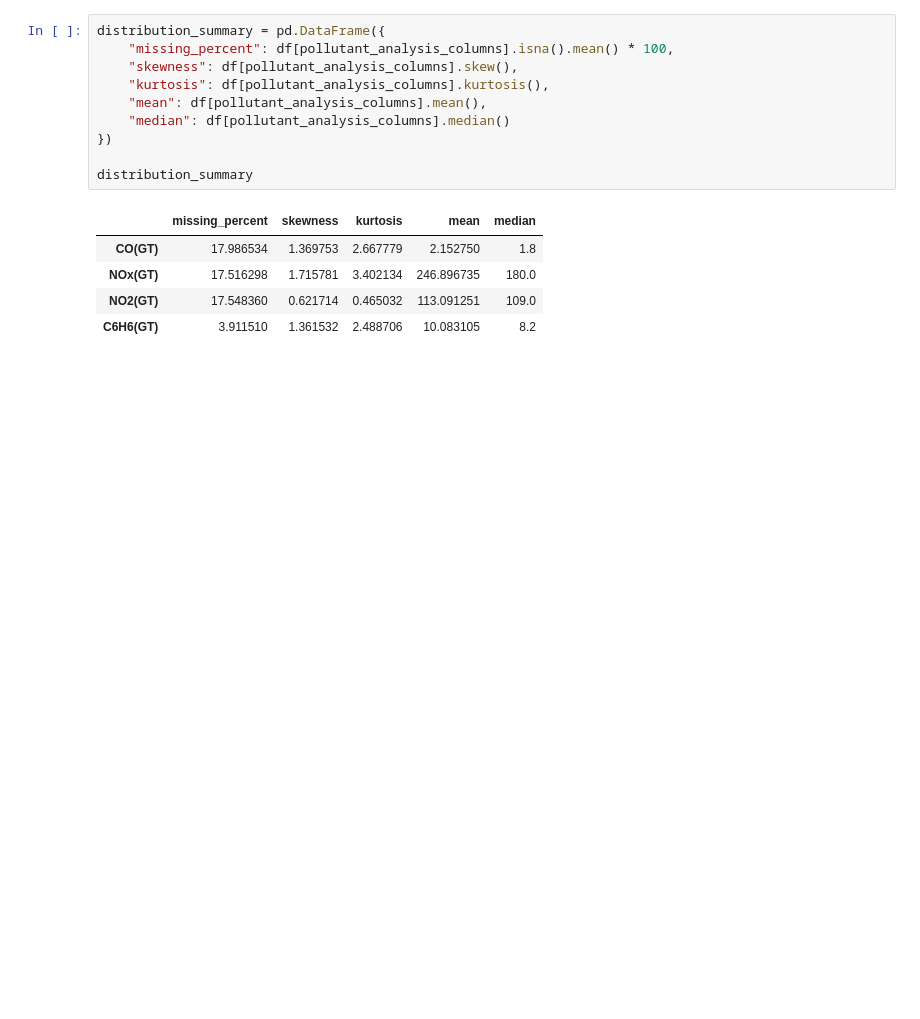
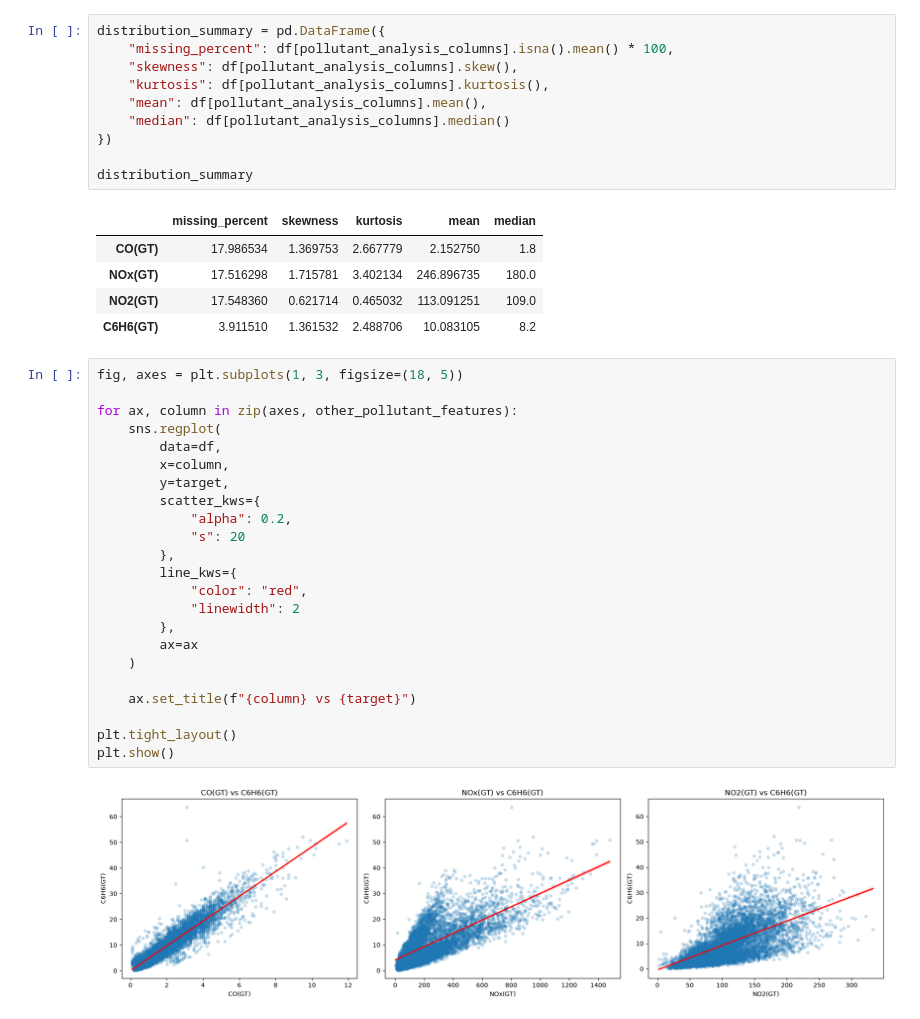
Before and after one commit to AkmalFazli27/air-quality-estimation, a Jupyter notebook: notebooks/eda.ipynb, the cells around one changed output. Saved outputs shown, nothing was run; the diff lists cells and outputs as text; blank space fills up the shorter version.

Commit message:
feat: add scatter plot reference pollutant relative to the target

```diff
--- a/notebooks/eda.ipynb
+++ b/notebooks/eda.ipynb
@@ -476,3 +476,28 @@ distribution_summary
 | NOx(GT) | 17.516298 | 1.715781 | 3.402134 | 246.896735 | 180.0 |
 | NO2(GT) | 17.548360 | 0.621714 | 0.465032 | 113.091251 | 109.0 |
 | C6H6(GT) | 3.911510 | 1.361532 | 2.488706 | 10.083105 | 8.2 |
+# %%
+fig, axes = plt.subplots(1, 3, figsize=(18, 5))
+
+for ax, column in zip(axes, other_pollutant_features):
+    sns.regplot(
+        data=df,
+        x=column,
+        y=target,
+        scatter_kws={
+            "alpha": 0.2,
+            "s": 20
+        },
+        line_kws={
+            "color": "red",
+            "linewidth": 2
+        },
+        ax=ax
+    )
+
+    ax.set_title(f"{column} vs {target}")
+
+plt.tight_layout()
+plt.show()
+# %% [output]
+[figure, added]
```
